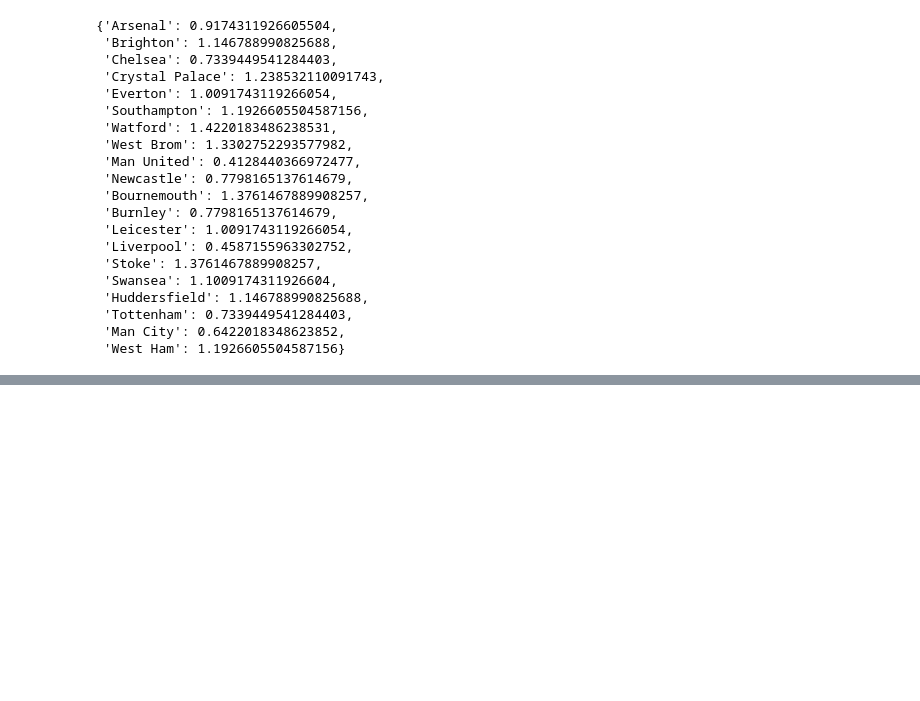
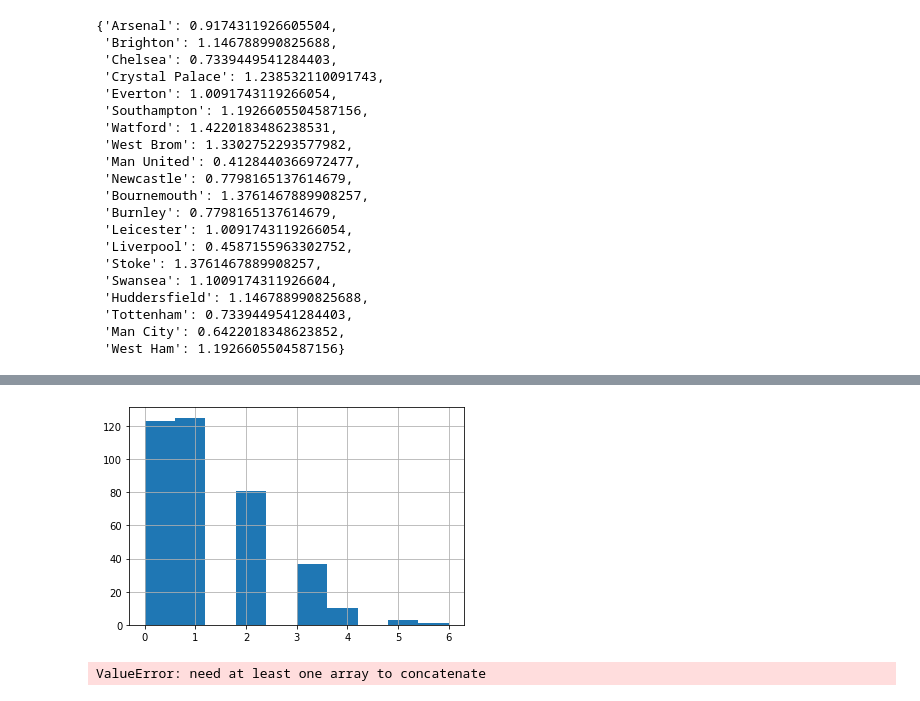
Before and after one commit to nnimako/Soccer_LeageTable_Prediction, a Jupyter notebook: final_1.ipynb, the cells around one changed output, grey strips where cells are left out. Saved outputs shown, nothing was run; the diff lists cells and outputs as text; code cells hidden in the pictures; blank space fills up the shorter version.

```diff
--- a/final_1.ipynb
+++ b/final_1.ipynb
@@ -633,0 +692,4 @@ weighted avg       0.93      0.92      0.92       190
+# %%
+awayteam_eg = df['Awayteam Score'].hist()
+# %% [output]
+[figure, added]
@@ -633,0 +725,5 @@ weighted avg       0.93      0.92      0.92       190
+# %%
+WINDOW = 10
+build_stat_model(df, LinearRegression())
+# %% [output]
+ValueError: need at least one array to concatenate
```
Also changed, not shown: parts of 31 cells of this notebook, 9 other files.
